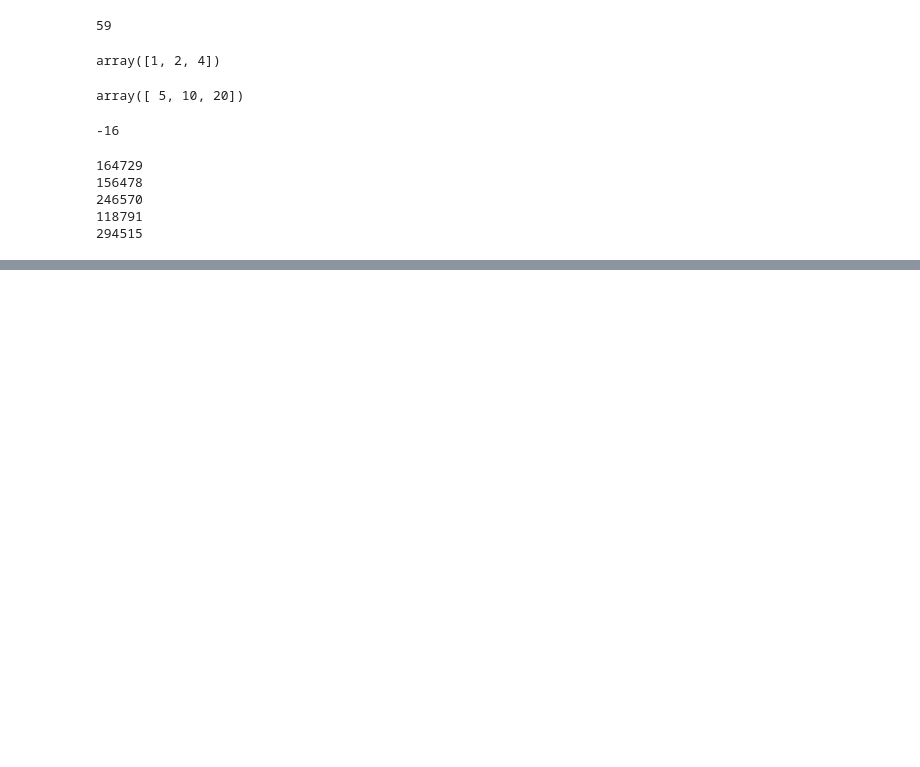
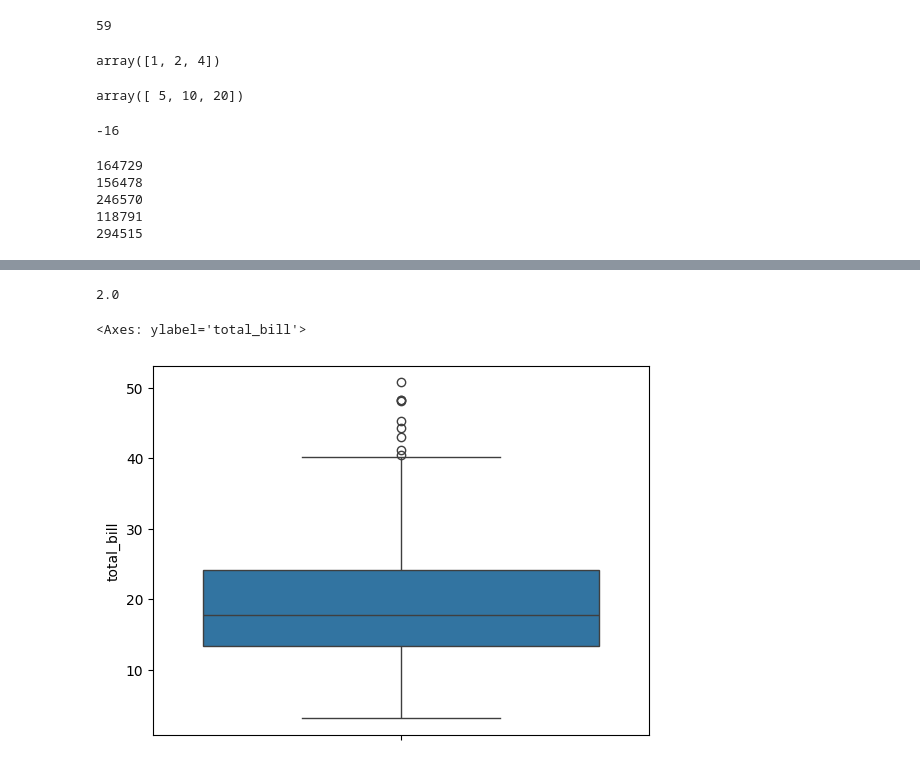
Before and after one commit to NavidBinAhmed/exercise_hub, a Jupyter notebook: selfmot.ipynb, the cells around one changed output, grey strips where cells are left out. Drawn from its saved outputs; the diff is of its cells as text; code cells hidden in the pictures; blank space fills up the shorter version.

```diff
--- a/selfmot.ipynb
+++ b/selfmot.ipynb
@@ -3486,0 +3488,2 @@ ValueError: operands could not be broadcast together with shapes (2,3) (3,3)
+# %%
+data = sns.load_dataset('tips')
@@ -3486,0 +3541,9 @@ ValueError: operands could not be broadcast together with shapes (2,3) (3,3)
+# %%
+statistics.mode(data['tip'])
+# %% [output]
+2.0
+# %%
+sns.boxplot(data['total_bill'])
+# %% [output]
+<Axes: ylabel='total_bill'>
+[figure, added]
```
Also changed, not shown: parts of 45 cells of this notebook, 1 other file.
